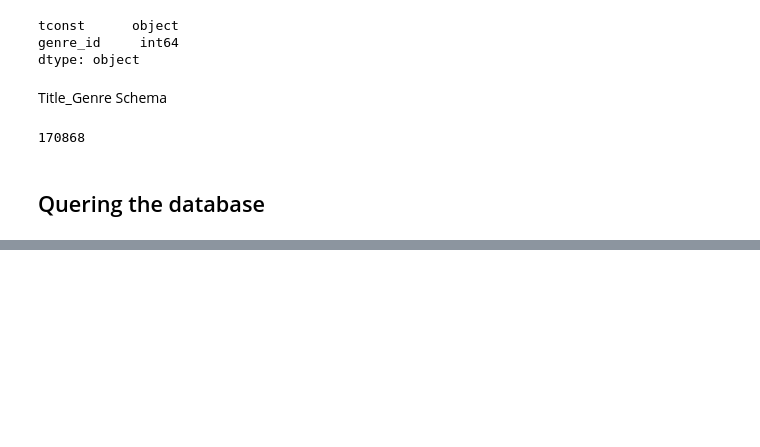
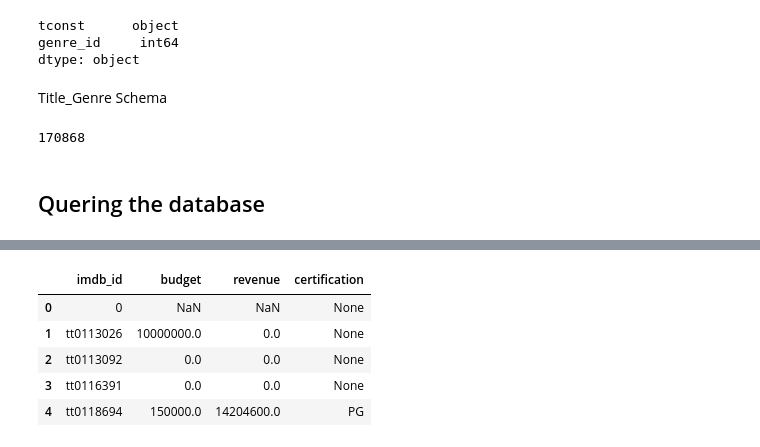
Before and after one commit to Noks06/ods-pt-data-enrichment-project, a Jupyter notebook: Project 3Part3.ipynb, the cells around one changed output, grey strips where cells are left out. Drawn from its saved outputs; the diff is of its cells as text; code cells hidden in the pictures; blank space fills up the shorter version.

```diff
--- a/Project 3Part3.ipynb
+++ b/Project 3Part3.ipynb
@@ -429,0 +486,12 @@ title_genres.to_sql('title_genres',engine,dtype=df_schema,if_exists='replace',in
+# %%
+#Querying title_genres
+
+q5 = """SELECT * FROM movies.tmdb_data LIMIT 5;"""
+pd.read_sql(q5, engine)
+# %% [output]
+|  | imdb_id | budget | revenue | certification |
+| 0 | 0 | NaN | NaN | None |
+| 1 | tt0113026 | 10000000.0 | 0.0 | None |
+| 2 | tt0113092 | 0.0 | 0.0 | None |
+| 3 | tt0116391 | 0.0 | 0.0 | None |
+| 4 | tt0118694 | 150000.0 | 14204600.0 | PG |
```
Also changed, not shown: parts of 5 cells of this notebook.
